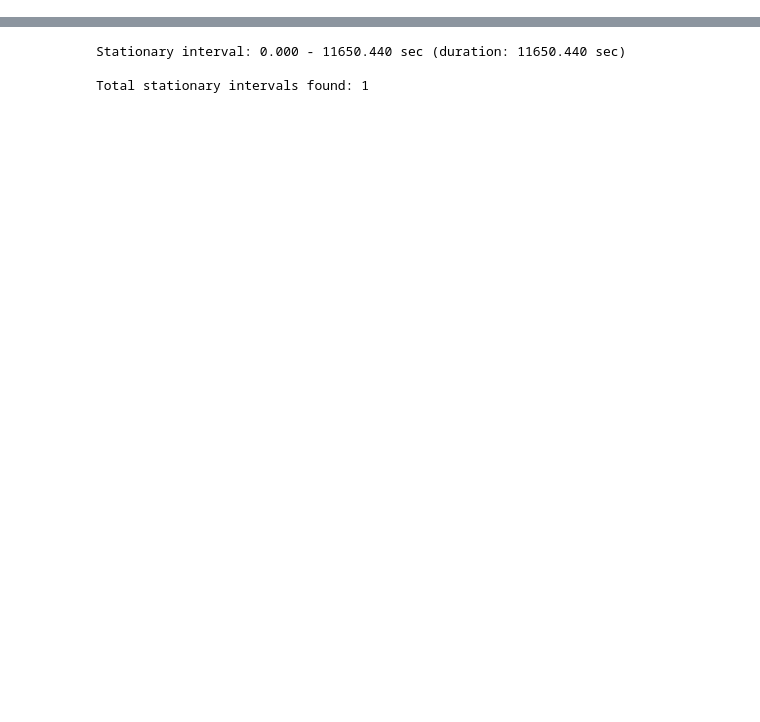
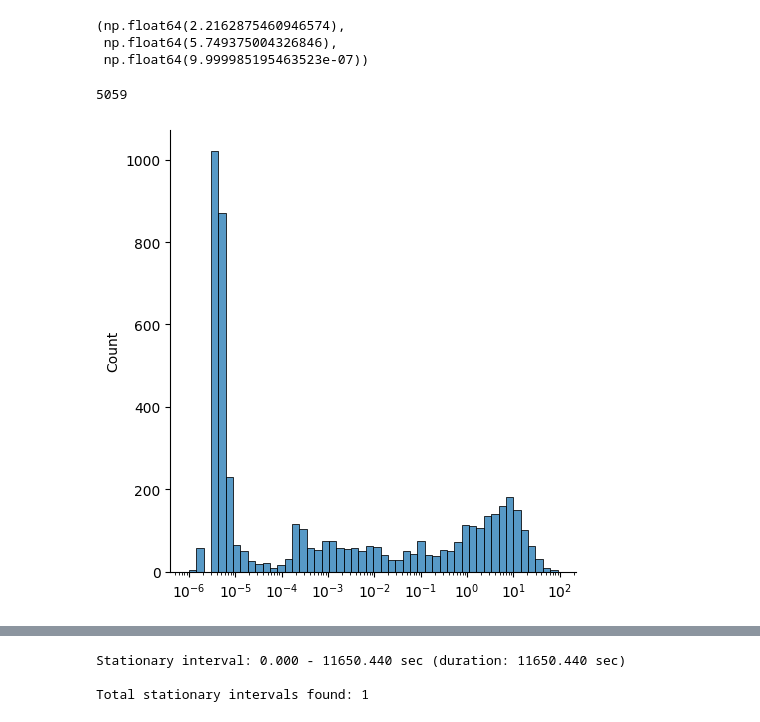
Before and after one commit to PhantomRolls/Non-stationary-point-process, a Jupyter notebook: results/expl.ipynb, the cells around one changed output, grey strips where cells are left out. Saved outputs shown, nothing was run; the diff lists cells and outputs as text; code cells hidden in the pictures; blank space fills up the shorter version.

```diff
--- a/results/expl.ipynb
+++ b/results/expl.ipynb
@@ -27,0 +49,15 @@ T = event_times.max()
+# %%
+np.diff(event_times).mean(),np.diff(event_times).std(),np.diff(event_times).min()
+# %% [output]
+(np.float64(2.2162875460946574),
+ np.float64(5.749375004326846),
+ np.float64(9.999985195463523e-07))
+# %%
+len(event_times[(event_times<=3600*5) & (event_times>=3600*2)])
+# %% [output]
+5059
+# %%
+sns.displot(np.diff(event_times[(event_times<=3600*5) & (event_times>=3600*2)]), bins=50, log_scale=(True, False))
+plt.show()
+# %% [output]
+[figure, added]
```
Also changed, not shown: parts of 18 cells of this notebook, 12 other files.
